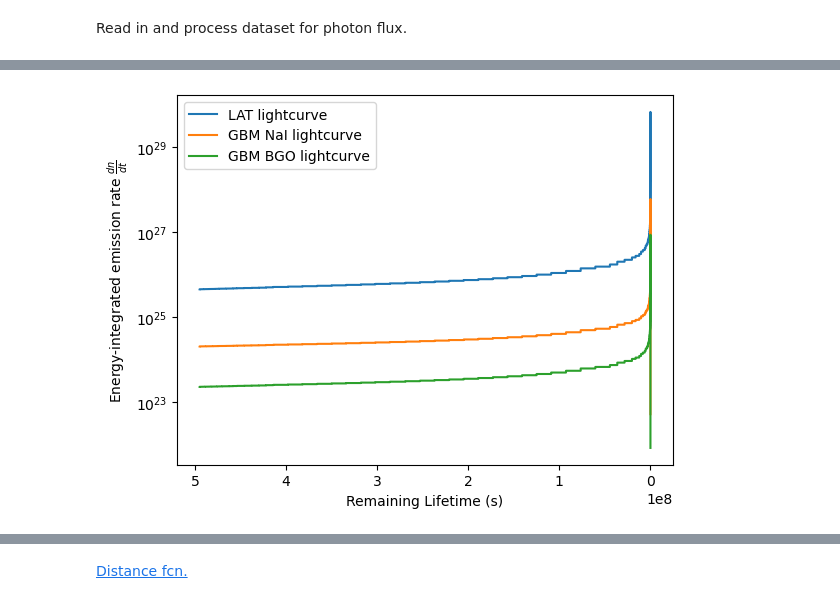
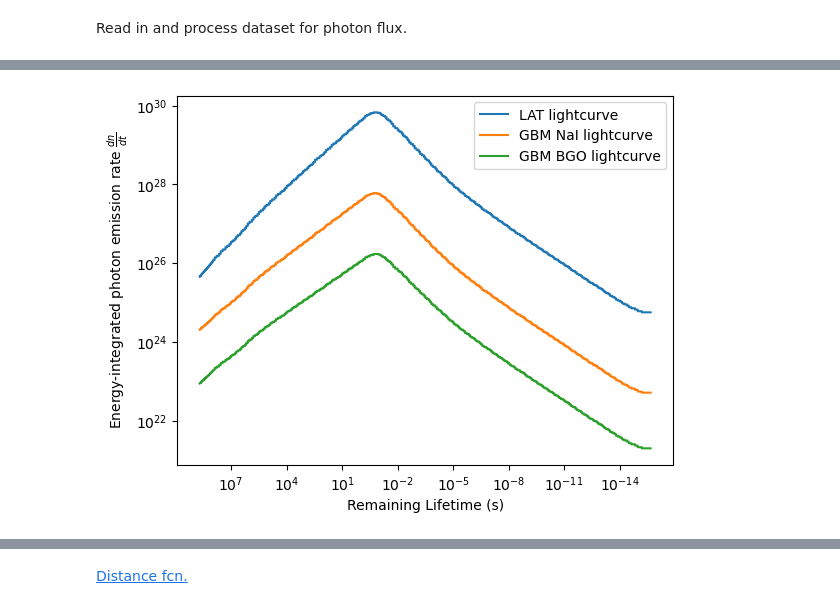
Before and after one commit to xboluna/Research, a Jupyter notebook: BHRad/Modelling/BHawk_Modelling.ipynb, the cells around one changed output, grey strips where cells are left out. Drawn from its saved outputs; the diff is of its cells as text; code cells hidden in the pictures.

```diff
--- a/BHRad/Modelling/BHawk_Modelling.ipynb
+++ b/BHRad/Modelling/BHawk_Modelling.ipynb
@@ -21,9 +27,10 @@ hardness = pd.read_csv('./Blackhawk/t90_hardness_ratio/hardnessratios.tex', sep=
 # %%
 # 20MeV to 100GeV
 LAT_energy = (20 * 1e-3, 300)
-# 8 keV to 100MeV
+# 200keV to 40MeV
 GBM_energy = (200 * 1e-6, 40 * 1e-3)
-BGO_energy = (8 * 1e-6, 10 * 1e-3)
+# 8keV to 10eV
+BGO_energy = (8 * 1e-6, 1 * 1e-3)
 
 
 time = hardness['Time to Death']
@@ -47,31 +64,31 @@ def generate_lightcurve(dir, frag, energy_range):
 # %%
 lat_lc = generate_lightcurve(dir, frag, LAT_energy)
 gbm_lc = generate_lightcurve(dir, frag, GBM_energy)
 bgo_lc = generate_lightcurve(dir, frag, BGO_energy)
 
 d = lambda f, sens = 1e-9: np.sqrt( (1/sens) * u.cm**2 * u.s * f / (4*3.14159) )
 
 lat_d = d(lat_lc/u.s).to('pc')
 gbm_d = d(gbm_lc/u.s).to('pc')
 bgo_d = d(bgo_lc/u.s).to('pc')
 
 fig, ax = plt.subplots()
 #fig, axes = plt.subplots(1, 2, figsize = (12, 5))
 ###
 #ax = axes[0]
 ax.step(time, lat_lc, label = 'LAT lightcurve')
 ax.step(time, gbm_lc, label = 'GBM NaI lightcurve')
 ax.step(time, bgo_lc, label = 'GBM BGO lightcurve')
 
 ax.set_yscale('log')
-#ax.set_xscale('log')
+ax.set_xscale('log')
 
 lims = ax.get_xlim()
 ax.set_xlim(lims[1], lims[0])
 ax.legend()
 
-ax.set_ylabel(r'Energy-integrated emission rate $\frac{dn}{dt}$')
+ax.set_ylabel(r'Energy-integrated photon emission rate $\frac{dn}{dt}$')
 ax.set_xlabel('Remaining Lifetime (s)')
 fig.savefig('Lightcurves.png', dpi=500)
 # %% [output]
-[figure, old version]
+[figure, new version]
```
Also changed, not shown: parts of 6 cells of this notebook, 3 other files.
